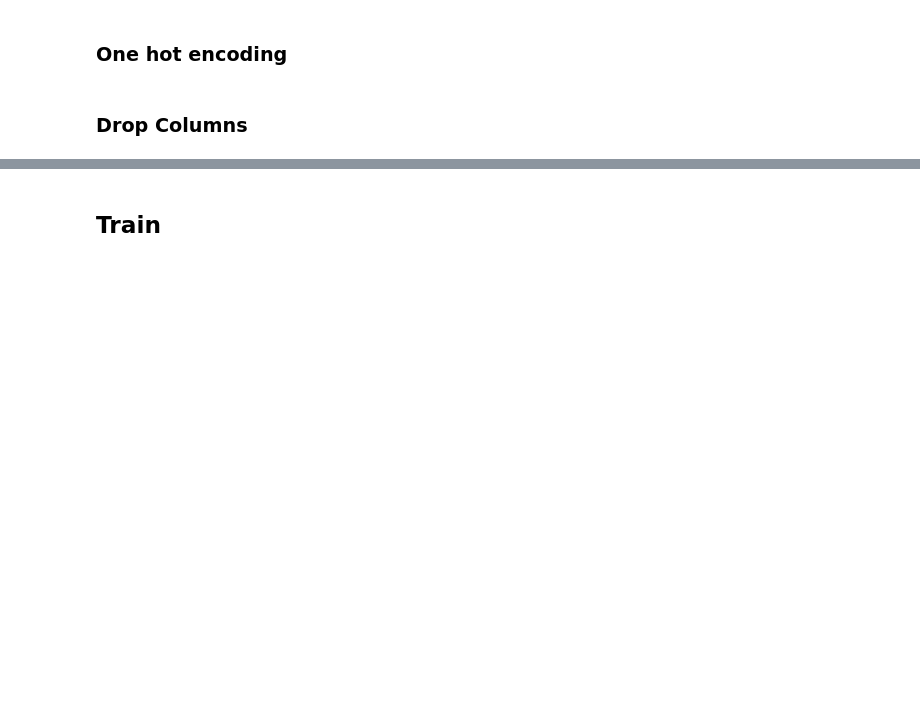
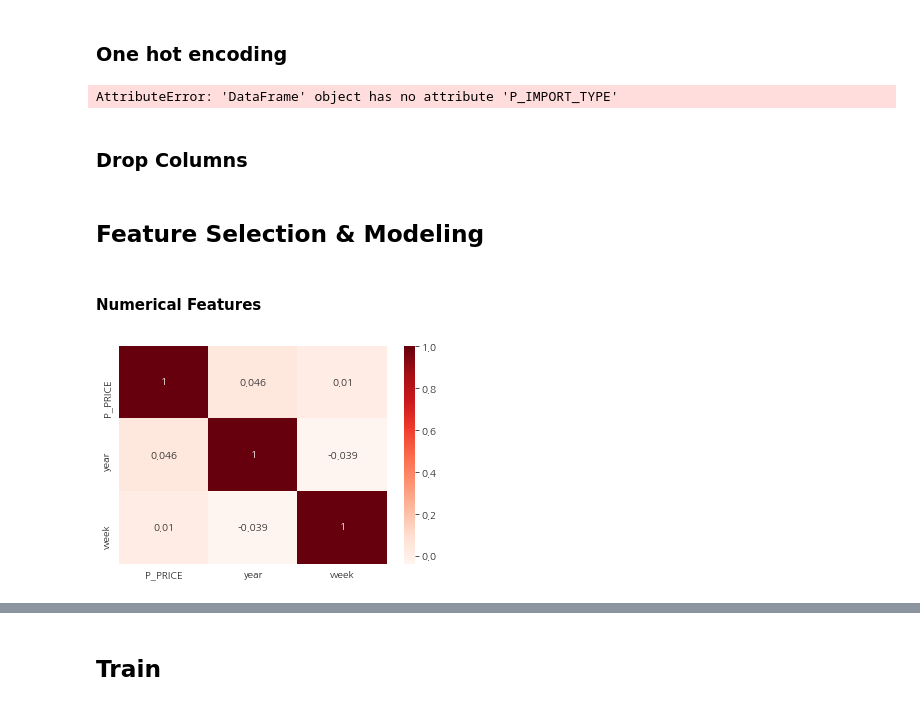
Before and after one commit to Yeony54/Project_Seafood_Import_Price_Prediction, a Jupyter notebook: 3-2. 전처리 가설 검증.ipynb, the cells around one changed output, grey strips where cells are left out. Cells and saved outputs as stored; diff of their text form; code cells hidden in the pictures; blank space fills up the shorter version.

```diff
--- a/3-2. 전처리 가설 검증.ipynb
+++ b/3-2. 전처리 가설 검증.ipynb
@@ -143,6 +22,11 @@ from matplotlib import rc
 from matplotlib import colors
 import seaborn as sns
 
+color_palette = 'Set3'
+title_size = 20
+sns.set_style("whitegrid")
+plt.rcParams['font.family'] = 'NanumGothic'
+
 # Modeling
 from sklearn.linear_model import LinearRegression
 from sklearn.model_selection import train_test_split
@@ -249,5 +135,8 @@ df_exchange = pd.read_csv(os.path.join(root, 'preprocessed_exchange.csv'))
 df0_base = df_train.copy()
 # %% [markdown]
 ### Add Columns
+# %%
+df0_base = df0_base.replace([np.datetime64('2017-01-01'), np.datetime64('2017-01-06')],
+                            [np.datetime64('2017-01-02'), np.datetime64('2017-01-09')])
 # %%
 set_week(df0_base, 'REG_DATE')
@@ -299,10 +151,12 @@ missing 1 values
 import_type_list = set()
 for tmp in df0_base.P_IMPORT_TYPE.unique():
     for a in tmp.split(','):
-        import_type_list.add(a)
+        import_type_list.add('P_IMPORT_TYPE' + a)
 for name in import_type_list:
     df0_base[name] = 0
     df0_base.loc[df0_base['P_IMPORT_TYPE'].str.contains(name, regex=False), name] = 1
+# %% [output]
+AttributeError: 'DataFrame' object has no attribute 'P_IMPORT_TYPE'
 # %%
 # Others
 one_hot = ['CTRY_1', 'CTRY_2', 'P_PURPOSE', 'CATEGORY_1', 'CATEGORY_2', 'P_NAME']
@@ -312,3 +166,17 @@ df0_base = pd.get_dummies(df0_base, columns=one_hot)
 # %%
 drop = ['P_TYPE', 'P_IMPORT_TYPE']
 df0_base.drop(columns = drop, inplace=True)
+# %% [markdown]
+## Feature Selection & Modeling
+# %% [markdown]
+#### Numerical Features
+# %%
+numerical_columns = ['P_PRICE', 'year', 'week']
+# %%
+#Using Pearson Correlation
+plt.figure(figsize=(6, 4))
+cor = df0_base[numerical_columns].corr()
+sns.heatmap(cor, annot=True, cmap=plt.cm.Reds)
+plt.show()
+# %% [output]
+[figure, added]
```
Also changed, not shown: parts of 53 cells of this notebook, 1 other file.
